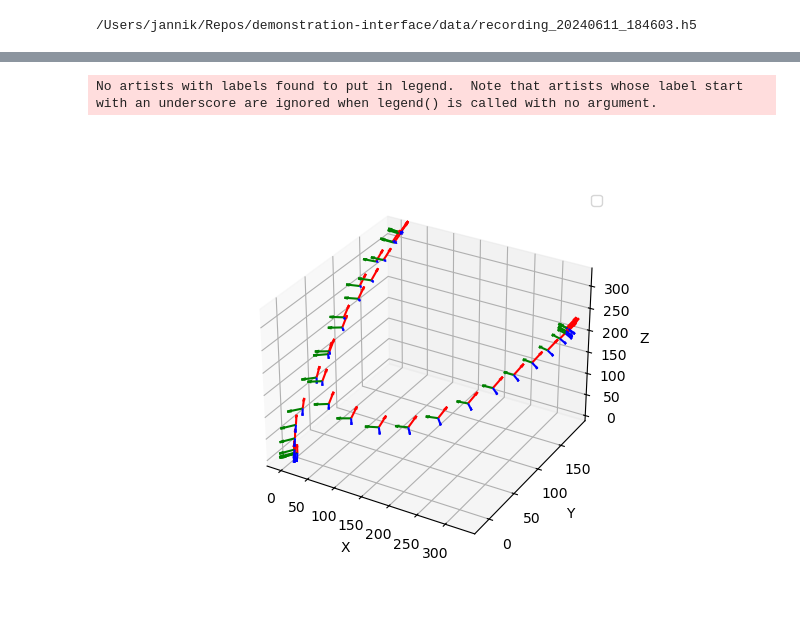
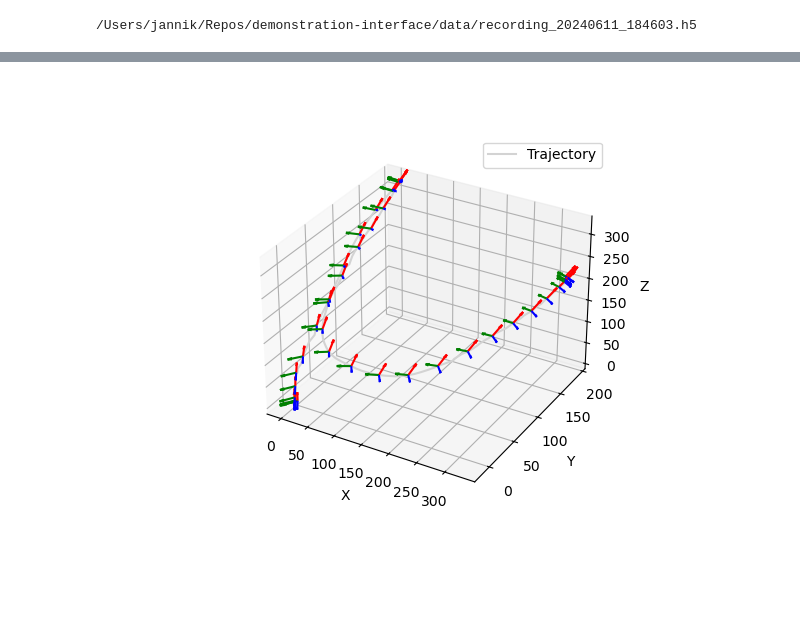
Before and after one commit to J4nn1K/demonstration-interface, a Jupyter notebook: scripts/data_viewer.ipynb, the cells around one changed output, grey strips where cells are left out. Drawn from its saved outputs; the diff is of its cells as text; code cells hidden in the pictures; blank space fills up the shorter version.

Commit message:
Add grey trajectory line

```diff
--- a/scripts/data_viewer.ipynb
+++ b/scripts/data_viewer.ipynb
@@ -42,35 +42,39 @@ def extract_orientation(pose_matrix):
 fig = plt.figure()
 ax = fig.add_subplot(111, projection='3d')
 
 # Extract translations and orientations
-translations = [extract_translation(pose) for pose in poses[::5]]
-orientations = [extract_orientation(pose) for pose in poses[::5]]
+translations = [extract_translation(pose) for pose in poses]
+orientations = [extract_orientation(pose) for pose in poses]
 
 # Convert to numpy arrays for easier manipulation
 translations = np.array(translations)
 orientations = np.array(orientations)
 
 # Plot trajectory
-# ax.plot(translations[:, 0], translations[:, 1], translations[:, 2], '-o', label='Trajectory')
+ax.plot(translations[:, 0], translations[:, 1], translations[:, 2], '-', c="lightgrey", label='Trajectory')
+
+
+
+translations = translations[::5]
+orientations = orientations[::5]
 
 # Plot orientation arrows
 for i in range(len(translations)):
     t = translations[i]
     R = orientations[i]
     ax.quiver(t[0], t[1], t[2], R[0, 0], R[1, 0], R[2, 0], length=20, color='r')
     ax.quiver(t[0], t[1], t[2], R[0, 1], R[1, 1], R[2, 1], length=20, color='g')
     ax.quiver(t[0], t[1], t[2], R[0, 2], R[1, 2], R[2, 2], length=20, color='b')
 
 # Set labels and title
 ax.set_xlabel('X')
 ax.set_ylabel('Y')
 ax.set_zlabel('Z')
 # ax.set_title('Trajectory with Orientations')
 
 ax.legend()
 
 # Show grid
 ax.grid(True)
 # %% [output]
-No artists with labels found to put in legend.  Note that artists whose label start with an underscore are ignored when legend() is called with no argument.
-[figure, old version]
+[figure, new version]
```
Also changed, not shown: parts of 1 cell of this notebook.
